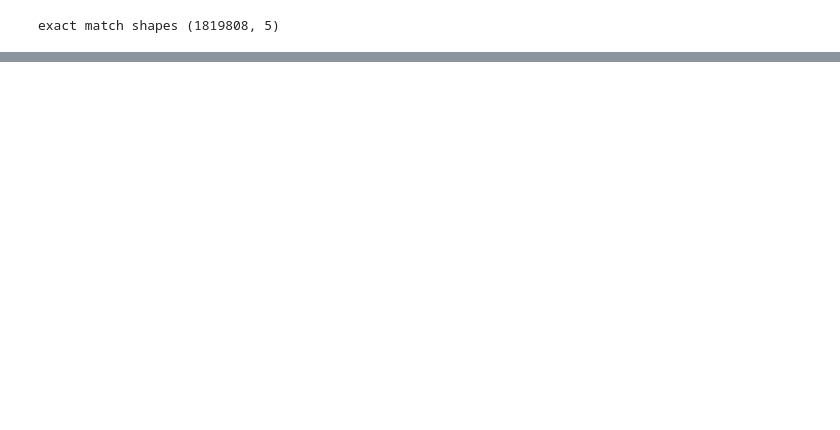
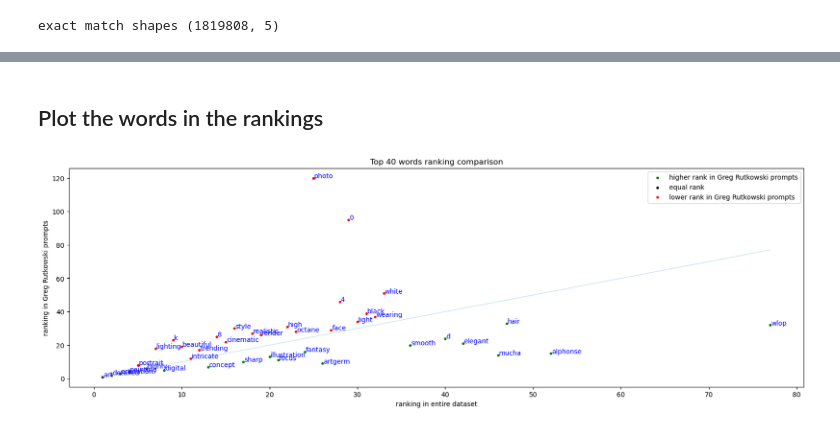
Before and after one commit to geschnee/dh_project, a Jupyter notebook: notebooks/Wordcloud.ipynb, the cells around one changed output, grey strips where cells are left out. Cells and saved outputs as stored; diff of their text form; code cells hidden in the pictures; blank space fills up the shorter version.

```diff
--- a/notebooks/Wordcloud.ipynb
+++ b/notebooks/Wordcloud.ipynb
@@ -49,4 +61,6 @@ def compute_wc(df, col, filename):
 # %%
-wc = compute_wc(exact_matches, "prompt", "testfile.png")
+freqs = compute_freq(exact_matches, "prompt")
+freqs = remove(freqs, ["greg", "rutkowski"])
+wc = compute_wc(freqs, "testfile.png",top)
 print(f'finished')
 # %% [output]
@@ -54,6 +67,8 @@ print(f'finished')
 finished
 # %%
 greg_df = my_utils.exact_match_dataframe(exact_matches, "greg rutkowski")
-compute_wc(exact_matches, "prompt", "greg.png")
+freqs_greg = compute_freq(greg_df, "prompt")
+freqs_greg = remove(freqs_greg, ["greg", "rutkowski"])
+compute_wc(freqs_greg, "greg.png", top)
 print(f'finished')
 # %% [output]
@@ -61,0 +115,63 @@ finished
+# %% [markdown]
+## Plot the words in the rankings
+# %%
+
+offset = 0.1 # offset for plt plot text
+word_amount = 40 # amount of words to plot
+words = []
+for index, series in result.iterrows():
+    if series.word_plain not in words:
+        words.append(series.word_plain)
+    if series.word_greg not in words:
+        words.append(series.word_greg)
+    if len(words)>=word_amount:
+        break
+
+import matplotlib.pyplot as plt
+import matplotlib as mpl
+fig, ax1 = plt.subplots(figsize=(20,6))
+
+max_x=0
+max_y=0
+x_greg, y_greg =[], []
+x_plain,y_plain=[], []
+x_equal,y_equal=[], []
+for w in words:
+    x=result.index[result['word_plain'] == w].tolist()[0] + 1
+    #print(x)
+    y=result.index[result['word_greg'] == w].tolist()[0] + 1
+
+    if x>max_x:
+        max_x = x
+    if y>max_y:
+        max_y = y
+    if x>y:
+        #plt.scatter(x,y,color='green', marker= '.', label="higher rank in Greg Rutkowski prompts")
+        x_greg.append(x)
+        y_greg.append(y)
+    elif x==y:
+        #plt.scatter(x,y,color='black', marker= '.', label="equal rank")
+        x_equal.append(x)
+        y_equal.append(y)
+    else:
+        #plt.scatter(x,y,color='red', marker= '.', label="lower rank in Greg Rutkowski prompts")
+        x_plain.append(x)
+        y_plain.append(y)
+    plt.text(x+offset, y+offset, f'{w}', horizontalalignment='left', size='medium', color='blue', weight='normal')
+
+plt.scatter(x_greg,y_greg,color='green', marker= '.', label="higher rank in Greg Rutkowski prompts")
+plt.scatter(x_equal,y_equal,color='black', marker= '.', label="equal rank")
+plt.scatter(x_plain,y_plain,color='red', marker= '.', label="lower rank in Greg Rutkowski prompts")
+
+t = min(max_x,max_y)
+plt.plot([1,t], [1, t], color = 'lightblue', alpha=0.5)
+#plt.colorbar(mpl.colormaps["coolwarm"], ax1)
+plt.xlabel("ranking in entire dataset")
+plt.ylabel("ranking in Greg Rutkowski prompts")
+plt.title(f'Top {word_amount} words ranking comparison')
+plt.legend()
+
+
+plt.show()
+# %% [output]
+[figure, added]
```
Also changed, not shown: parts of 5 cells of this notebook, 8 other files.
